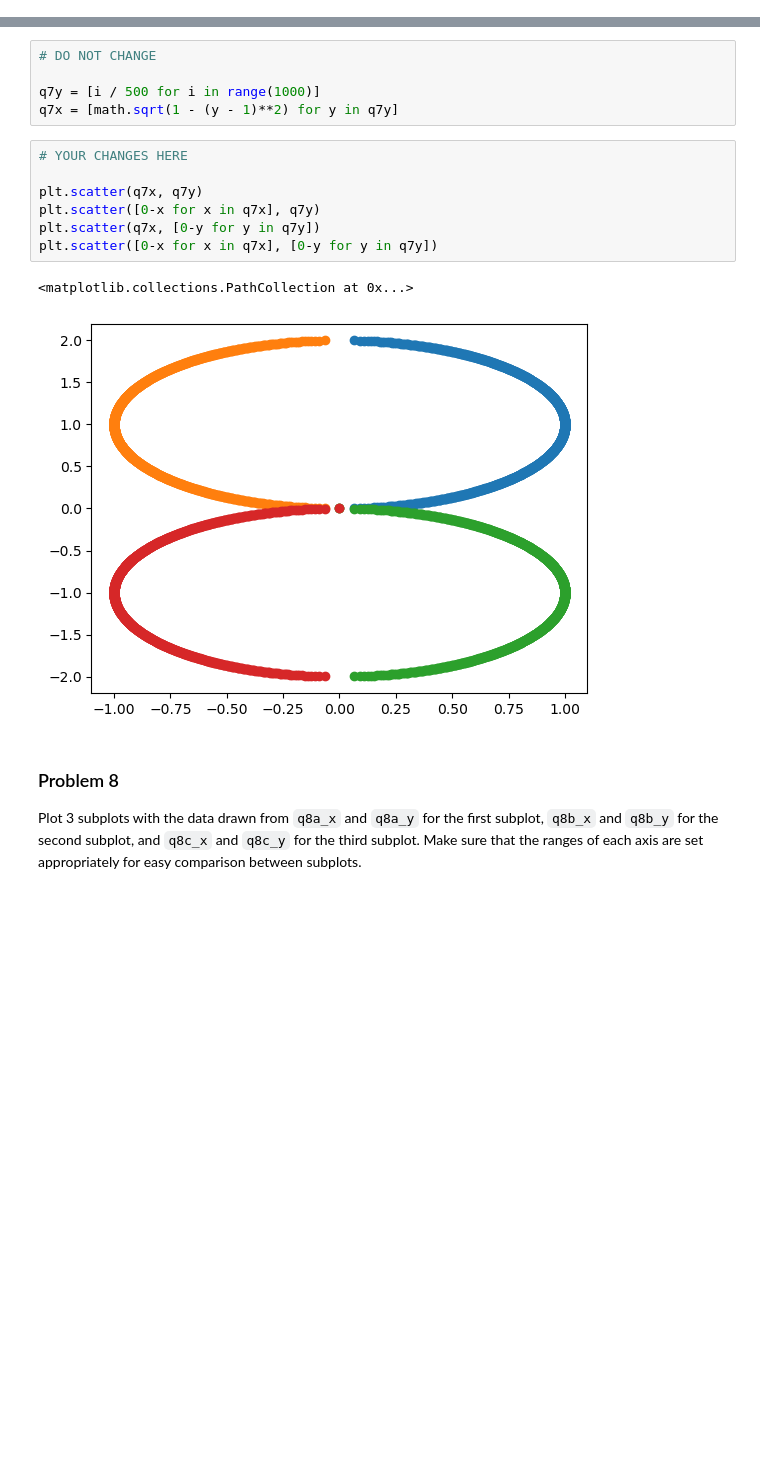
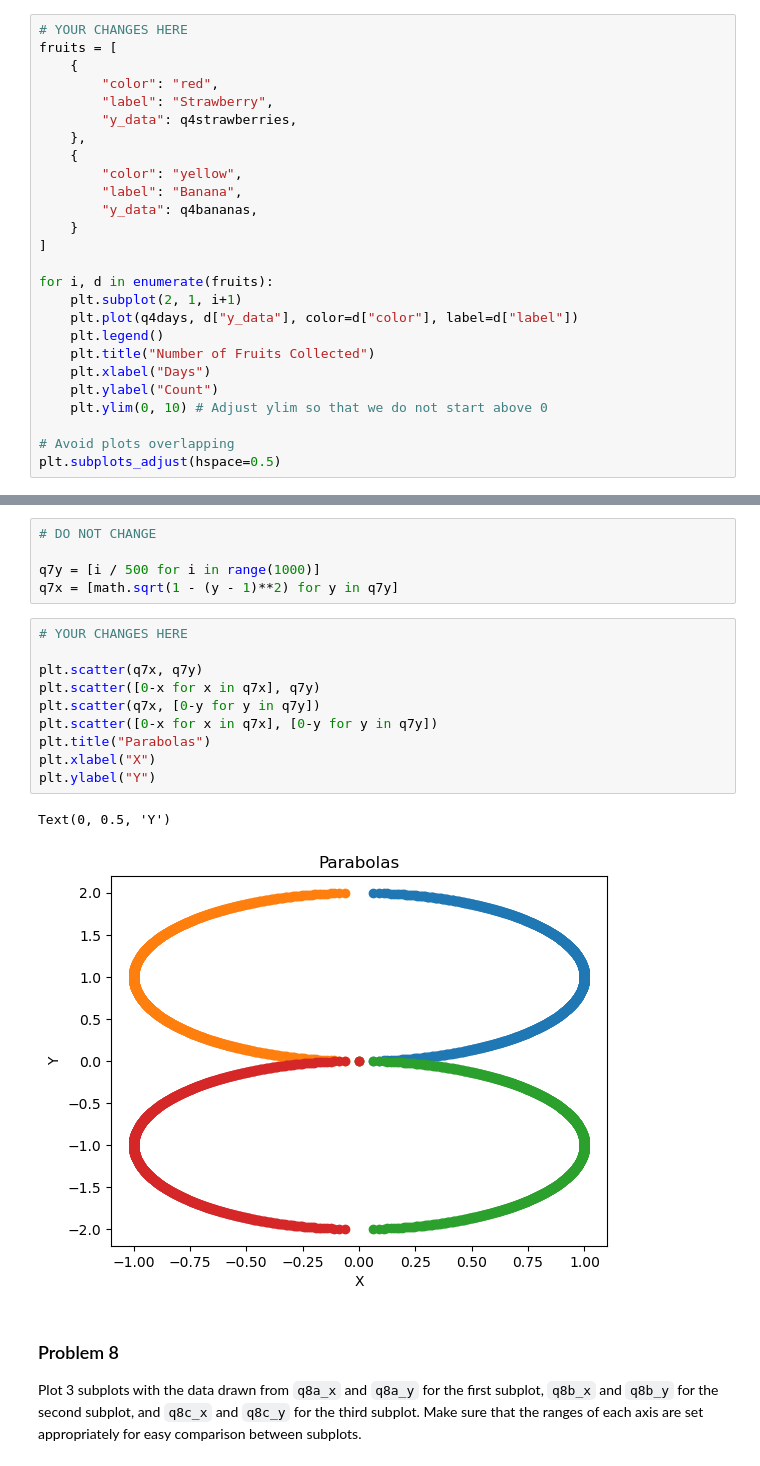
Before and after one commit to calebhadley1/dx602-homework-05, a Jupyter notebook: homework.ipynb, the cells around one changed output, grey strips where cells are left out. Saved outputs shown, nothing was run; the diff lists cells and outputs as text; blank space fills up the shorter version.

```diff
--- a/homework.ipynb
+++ b/homework.ipynb
@@ -151,0 +141,26 @@ plt.subplots_adjust(hspace=0.5)
+# %%
+# YOUR CHANGES HERE
+fruits = [
+    {
+        "color": "red",
+        "label": "Strawberry",
+        "y_data": q4strawberries,
+    },
+    {
+        "color": "yellow",
+        "label": "Banana",
+        "y_data": q4bananas,
+    }
+]
+
+for i, d in enumerate(fruits):
+    plt.subplot(2, 1, i+1)
+    plt.plot(q4days, d["y_data"], color=d["color"], label=d["label"])
+    plt.legend()
+    plt.title("Number of Fruits Collected")
+    plt.xlabel("Days")
+    plt.ylabel("Count")
+    plt.ylim(0, 10) # Adjust ylim so that we do not start above 0
+
+# Avoid plots overlapping
+plt.subplots_adjust(hspace=0.5)
@@ -202,13 +224,16 @@ q7x = [math.sqrt(1 - (y - 1)**2) for y in q7y]
 # %%
 # YOUR CHANGES HERE
 
 plt.scatter(q7x, q7y)
 plt.scatter([0-x for x in q7x], q7y)
 plt.scatter(q7x, [0-y for y in q7y])
 plt.scatter([0-x for x in q7x], [0-y for y in q7y])
+plt.title("Parabolas")
+plt.xlabel("X")
+plt.ylabel("Y")
 # %% [output]
-<matplotlib.collections.PathCollection at 0x...>
+Text(0, 0.5, 'Y')
-[figure, old version]
+[figure, new version]
 # %% [markdown]
 ### Problem 8
 
```
Also changed, not shown: parts of 23 cells of this notebook, 1 other file.
